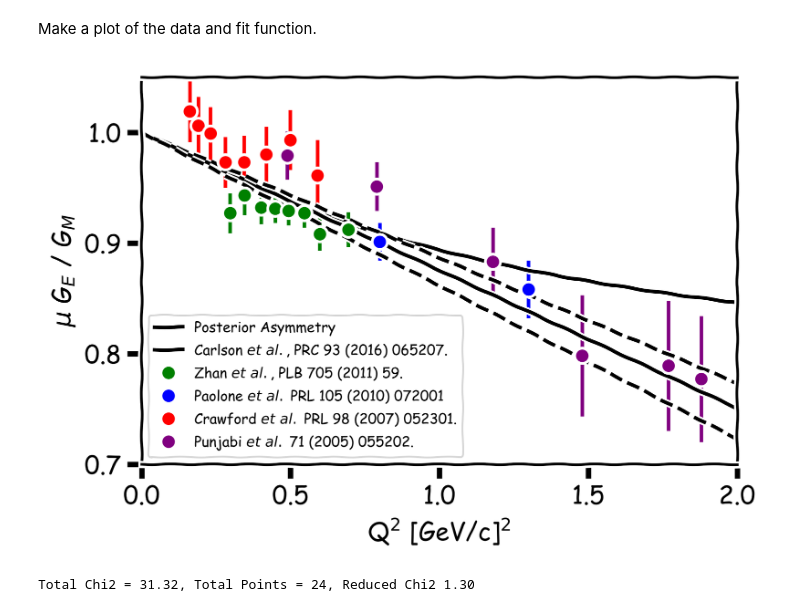
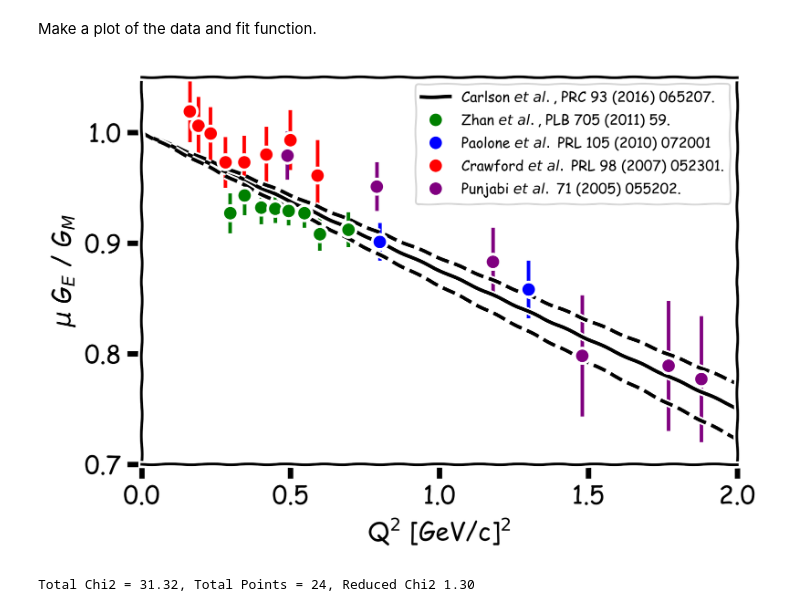
Before and after one commit to JeffersonLab/AsymmetryData, a Jupyter notebook: Asymmetry_Data.ipynb, the cells around one changed output. Saved outputs shown, nothing was run; the diff lists cells and outputs as text; code cells hidden in the pictures.

```diff
--- a/Asymmetry_Data.ipynb
+++ b/Asymmetry_Data.ipynb
@@ -52,44 +52,40 @@ Make a plot of the data and fit function.
 plt.xkcd()
 plt.figure(dpi=300)
 rq2=np.linspace(0,2.0,100)
-
-
-plt.plot(rq2,newasym(rq2),'-', color='black', \
-             label='Posterior Asymmetry')
 
 plt.plot(rq2,carlfunc(rq2,1),'-', color='black', \
              label='Carlson $\it{et\ al.}$, PRC 93 (2016) 065207.')
 
 plt.plot(rq2,carlfunc(rq2,1.1),'--', color='black')
 plt.plot(rq2,carlfunc(rq2,0.9),'--', color='black')
 
 plt.errorbar(zq2,zffratio, xerr=0, yerr=ztffratio, fmt='o',color='green' )
 plt.plot(zq2,zffratio, 'o', color='green', zorder=10, \
              label='Zhan $\it{et\ al.}$, PLB 705 (2011) 59.')
 
 plt.errorbar(pq2,pffratio, xerr=0, yerr=ptffratio, fmt='o', color='blue')
 plt.plot(pq2,pffratio,'o',color='blue', \
              label='Paolone $\it{et\ al.}$ PRL 105 (2010) 072001')
 
 plt.plot(cq2,cffratio, 'o', color='red', \
              label='Crawford $\it{et\ al.}$ PRL 98 (2007) 052301.')
 plt.errorbar(cq2,cffratio, xerr=0, yerr=ctffratio, fmt='o', color='red')
 
 plt.plot(vq2,vffratio, 'o', color='purple', \
              label='Punjabi $\it{et\ al.}$ 71 (2005) 055202.')
 plt.errorbar(vq2,vffratio, xerr=0, yerr=vtffratio, fmt='o', color='purple')
 
 plt.ylabel('$\mu$ G$_E$ / G$_M$')
 plt.xlabel('Q$^2$ [GeV/c]$^2$')
 plt.ylim(0.7,1.05)
 plt.xlim(0.00,2.00)
 plt.rc('legend', fontsize=8)
 plt.legend()
 plt.savefig("./Figures/AsymFigure.png") # Raster Graphic
 plt.savefig("./Figures/AsymFigure.pdf") # Vector Graphic
 plt.show()
 # %% [output]
-[figure, old version]
+[figure, new version]
 # %%
 
 #
```
Also changed, not shown: parts of 1 cell of this notebook, 15 other files.
